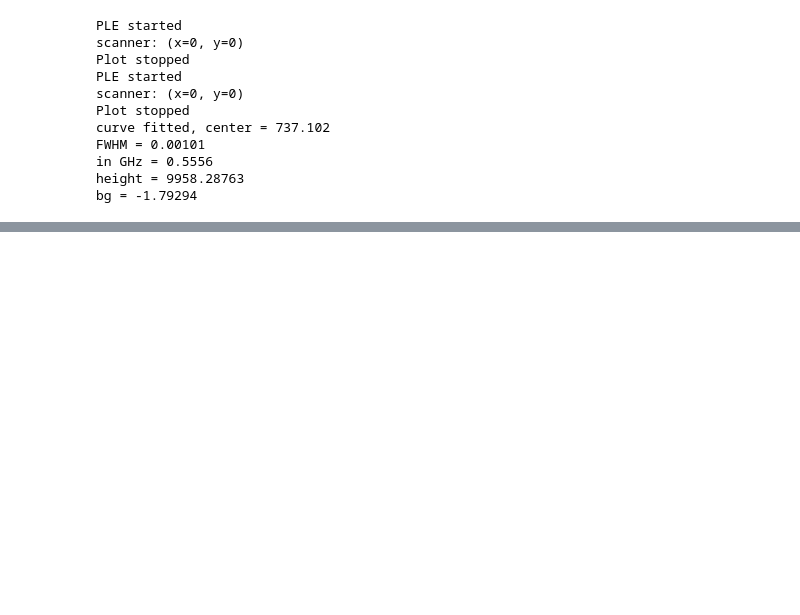
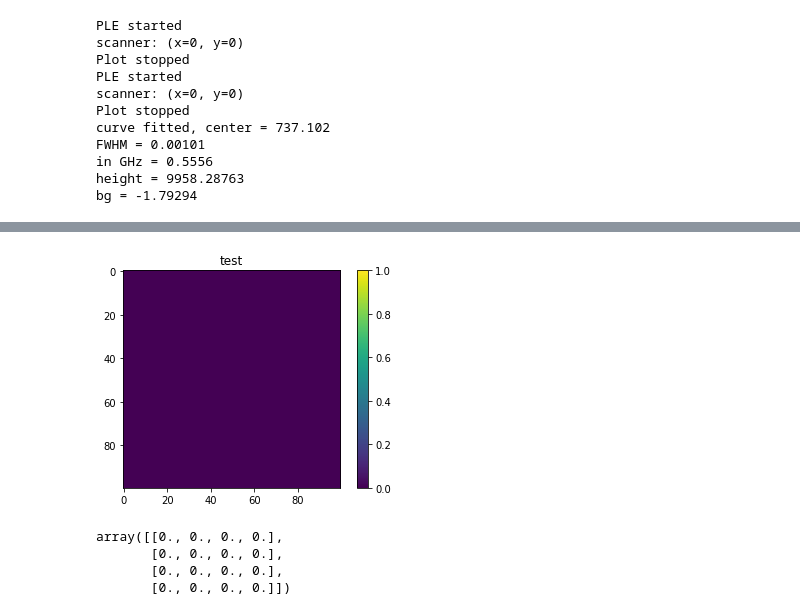
Before and after one commit to QuantumshWu/Confocal-GUI, a Jupyter notebook: jupyter notebook examples/examples with virtual devices.ipynb, the cells around one changed output, grey strips where cells are left out. Saved outputs shown, nothing was run; the diff lists cells and outputs as text; code cells hidden in the pictures; blank space fills up the shorter version.

```diff
--- a/jupyter notebook examples/examples with virtual devices.ipynb
+++ b/jupyter notebook examples/examples with virtual devices.ipynb
@@ -842,0 +1257,33 @@ bg = -1.79294
+# %%
+import numpy as np
+import matplotlib.pyplot as plt
+
+# 初始化图像数据，假设图像大小为100x100
+img_size = (100, 100)
+data = np.zeros(img_size)
+
+# 创建图形和轴
+fig, ax = plt.subplots()
+im = ax.imshow(data, cmap='viridis', vmin=0, vmax=1)
+plt.colorbar(im, ax=ax)
+ax.set_title('test')
+plt.ion()  # 开启交互模式
+plt.show()
+
+# 示例点数据（x, y 坐标）
+points = [(10, 10), (20, 30), (50, 50), (70, 80), (90, 20), (30, 60), (80, 40), (25, 75), (60, 10), (85, 95)]
+
+# 动态添加点
+for point in points:
+    x, y = point
+    if 0 <= x < img_size[0] and 0 <= y < img_size[1]:
+        data[x, y] = 1  # 设置点的值，例如设为1
+        im.set_data(data)  # 更新图像数据
+        im.autoscale()  # 可选：自动缩放颜色范围
+        fig.canvas.draw_idle()
+        plt.pause(0.5)  # 暂停以显示更新
+
+plt.ioff()  # 关闭交互模式
+plt.show()
+# %% [output]
+[figure, added]
@@ -842,0 +1292,7 @@ bg = -1.79294
+# %%
+a.reshape((4,4))
+# %% [output]
+array([[0., 0., 0., 0.],
+       [0., 0., 0., 0.],
+       [0., 0., 0., 0.],
+       [0., 0., 0., 0.]])
```
Also changed, not shown: parts of 28 cells of this notebook, 5 other files.
